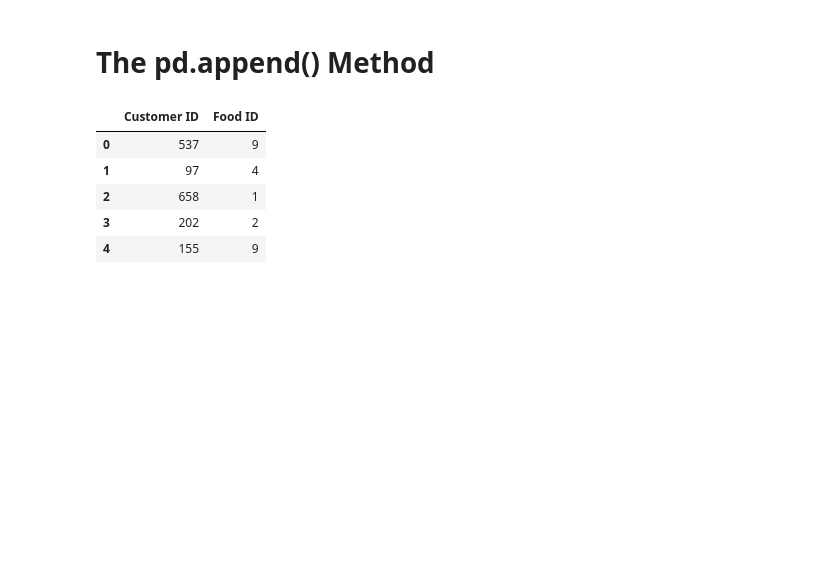
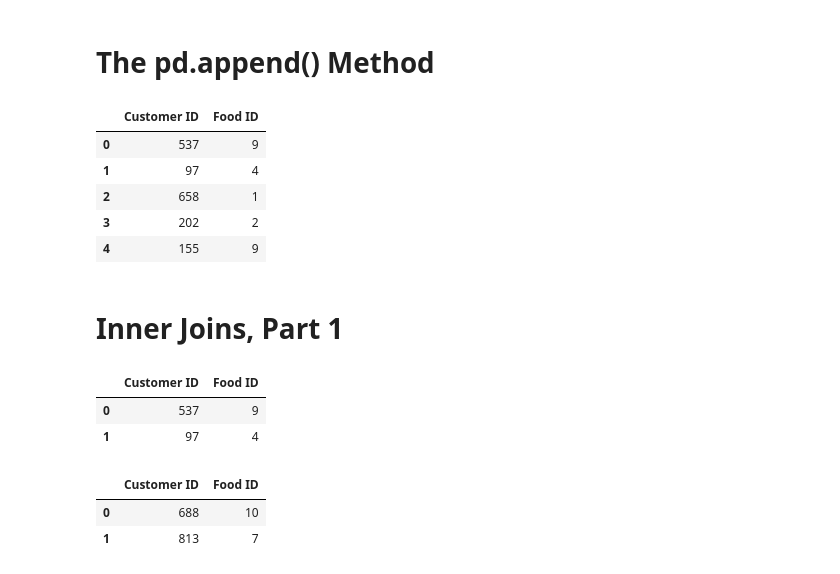
Before and after one commit to Cmarschik/data_analysis_third_course, a Jupyter notebook: pandas/Merging, Joining, and Concatenating.ipynb, the cells around one changed output. Drawn from its saved outputs; the diff is of its cells as text; code cells hidden in the pictures; blank space fills up the shorter version.

```diff
--- a/pandas/Merging, Joining, and Concatenating.ipynb
+++ b/pandas/Merging, Joining, and Concatenating.ipynb
@@ -58,3 +58,5 @@ sales.head()
 | 2 | 658 | 1 |
 | 3 | 202 | 2 |
 | 4 | 155 | 9 |
+# %% [markdown]
+# Inner Joins, Part 1
@@ -60,0 +68,12 @@ sales.head()
+# %%
+week1.head(2)
+# %% [output]
+|  | Customer ID | Food ID |
+| 0 | 537 | 9 |
+| 1 | 97 | 4 |
+# %%
+week2.head(2)
+# %% [output]
+|  | Customer ID | Food ID |
+| 0 | 688 | 10 |
+| 1 | 813 | 7 |
```
Also changed, not shown: parts of 22 cells of this notebook.
